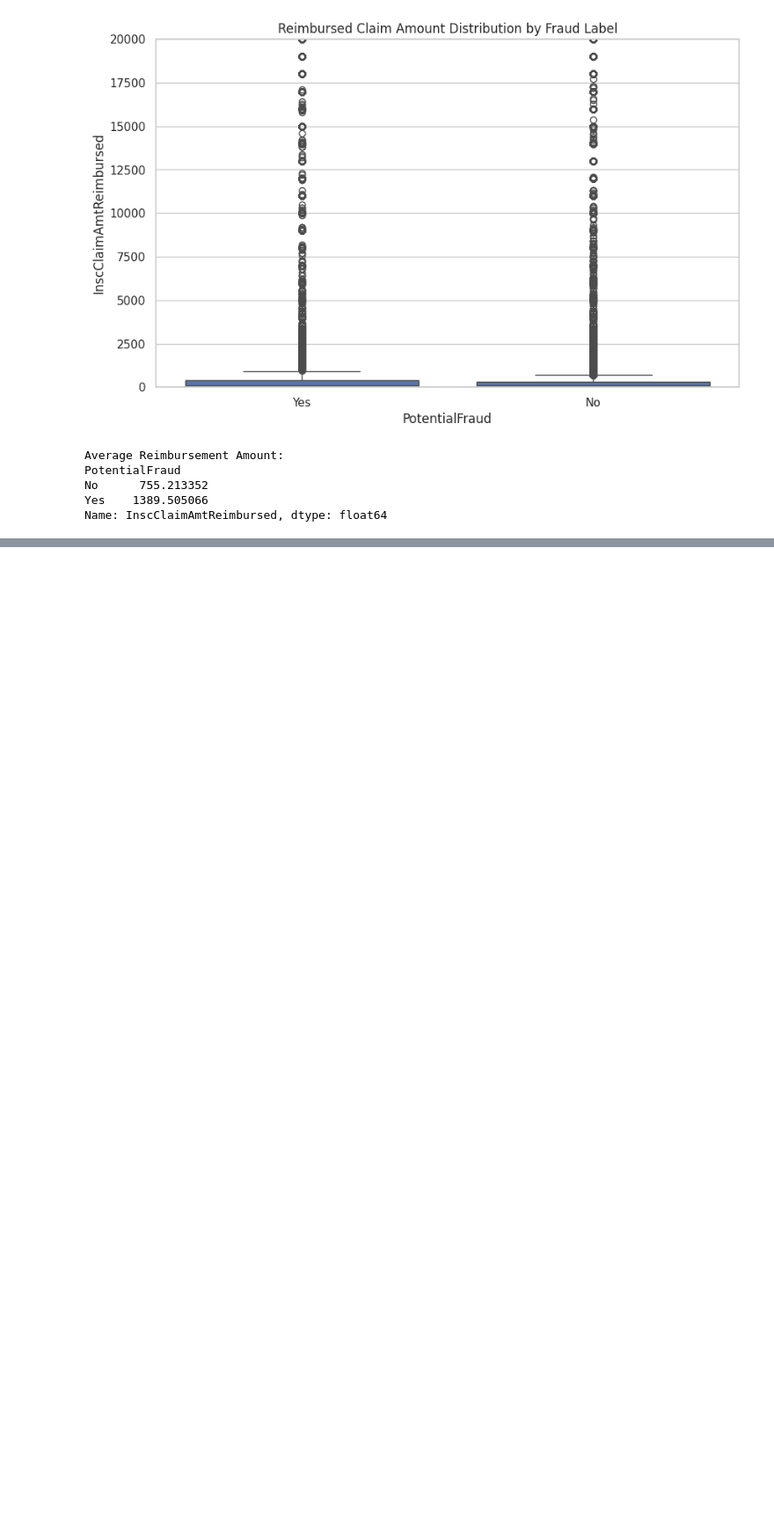
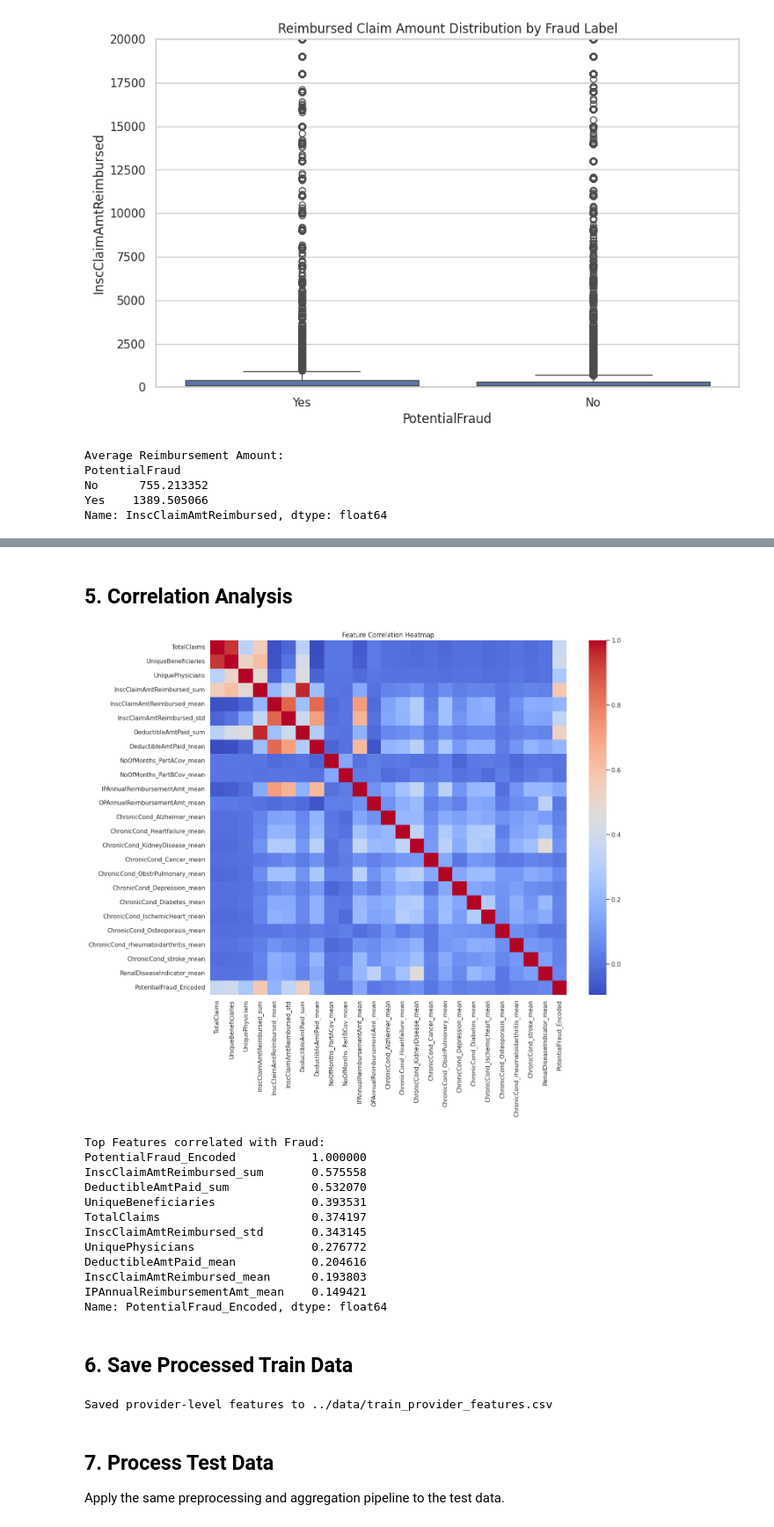
Before and after one commit to AhmedHaythamNaga/fraud_detection_project, a Jupyter notebook: notebooks/01_data_exploration_and_feature_engineering.ipynb, the cells around one changed output, grey strips where cells are left out. Shown: that part at 88% size. Drawn from its saved outputs; the diff is of its cells as text; code cells hidden in the pictures; blank space fills up the shorter version.

```diff
--- a/notebooks/01_data_exploration_and_feature_engineering.ipynb
+++ b/notebooks/01_data_exploration_and_feature_engineering.ipynb
@@ -217,0 +331,43 @@ Name: InscClaimAmtReimbursed, dtype: float64
+# %% [markdown]
+## 5. Correlation Analysis
+# %%
+# Encode Target for Correlation
+provider_features['PotentialFraud_Encoded'] = provider_features['PotentialFraud'].map({'Yes': 1, 'No': 0})
+
+# Correlation Heatmap
+plt.figure(figsize=(15, 12))
+# Select only numeric columns for correlation
+numeric_features = provider_features.select_dtypes(include=[np.number])
+sns.heatmap(numeric_features.corr(), cmap='coolwarm', annot=False)
+plt.title('Feature Correlation Heatmap')
+plt.show()
+
+# Top correlations with Fraud
+corr_with_fraud = numeric_features.corr()['PotentialFraud_Encoded'].sort_values(ascending=False)
+print("Top Features correlated with Fraud:")
+print(corr_with_fraud.head(10))
+# %% [output]
+[figure, added]
+Top Features correlated with Fraud:
+PotentialFraud_Encoded           1.000000
+InscClaimAmtReimbursed_sum       0.575558
+DeductibleAmtPaid_sum            0.532070
+UniqueBeneficiaries              0.393531
+TotalClaims                      0.374197
+InscClaimAmtReimbursed_std       0.343145
+UniquePhysicians                 0.276772
+DeductibleAmtPaid_mean           0.204616
+InscClaimAmtReimbursed_mean      0.193803
+IPAnnualReimbursementAmt_mean    0.149421
+Name: PotentialFraud_Encoded, dtype: float64
+# %% [markdown]
+## 6. Save Processed Train Data
+# %%
+output_path = os.path.join(data_dir, 'train_provider_features.csv')
+provider_features.to_csv(output_path, index=False)
+print(f"Saved provider-level features to {output_path}")
+# %% [output]
+Saved provider-level features to ../data/train_provider_features.csv
+# %% [markdown]
+## 7. Process Test Data
+Apply the same preprocessing and aggregation pipeline to the test data.
```
Also changed, not shown: parts of 5 cells of this notebook, 1 other file.
